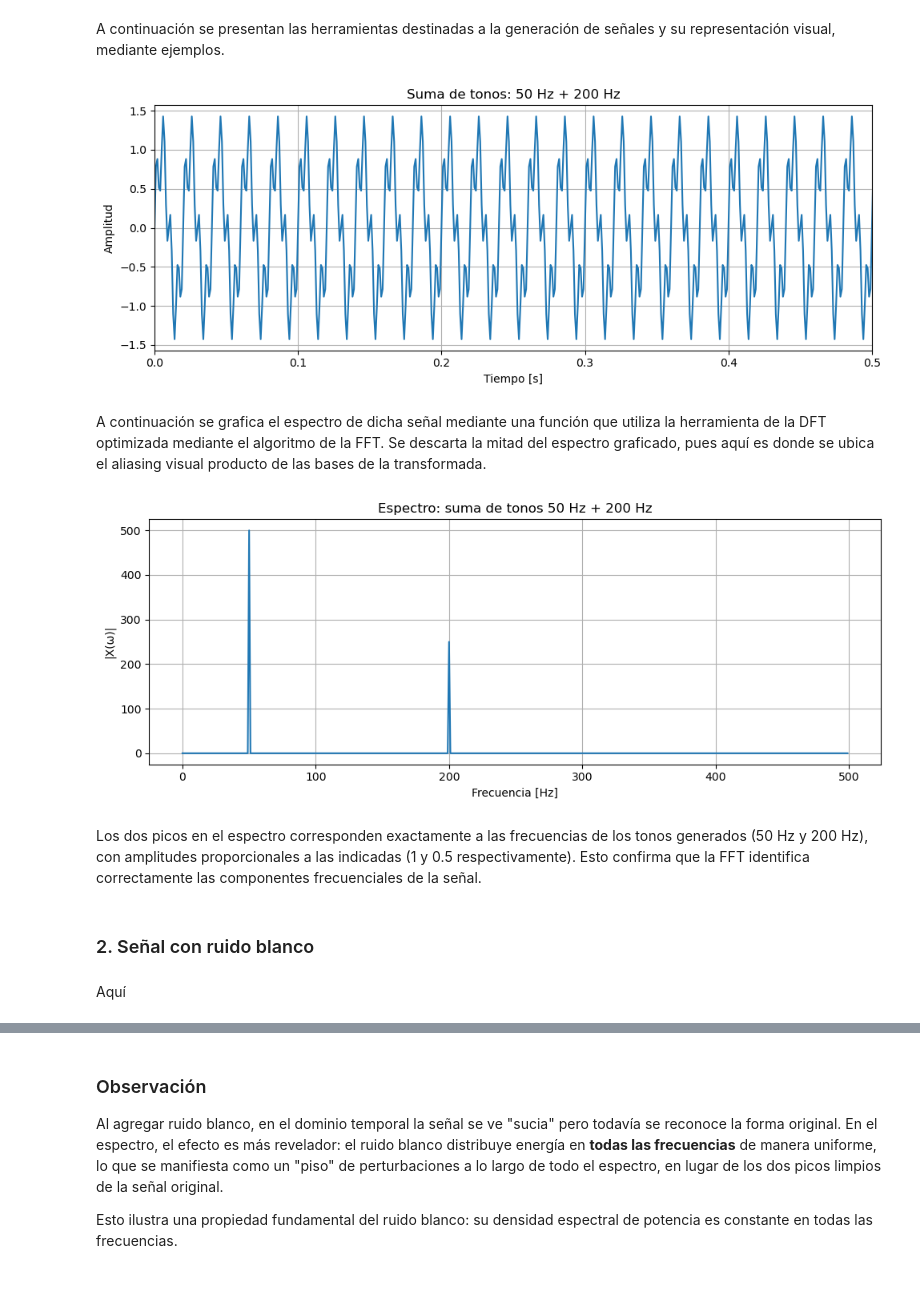
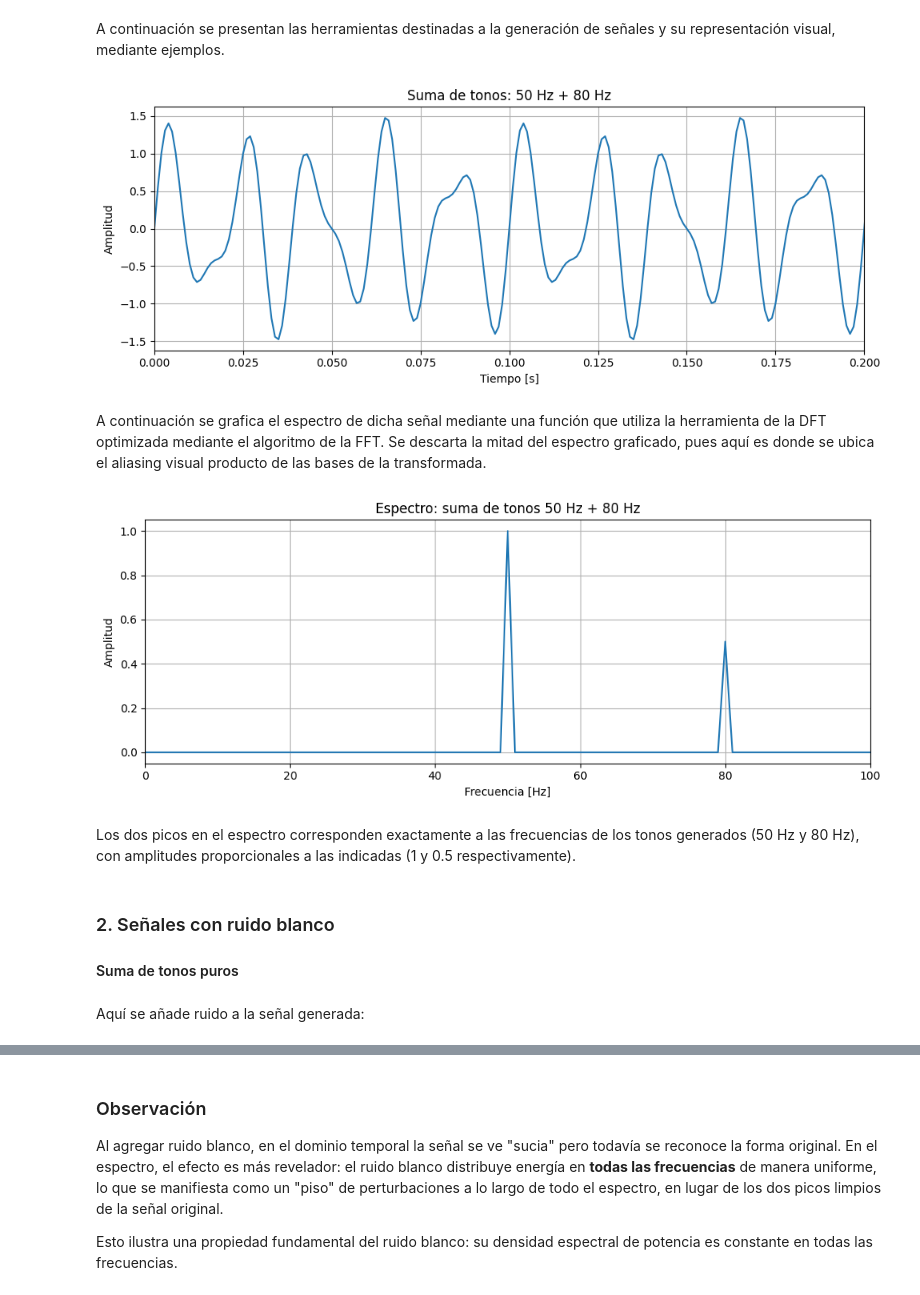
Before and after one commit to notfigure8/TP-DSP-Grupo-5, a Jupyter notebook: notebook_grupo_5.ipynb, the cells around one changed output, grey strips where cells are left out. Cells and saved outputs as stored; diff of their text form; code cells hidden in the pictures.

```diff
--- a/notebook_grupo_5.ipynb
+++ b/notebook_grupo_5.ipynb
@@ -24,34 +26,34 @@ A continuación se presentan las herramientas destinadas a la generación de se
 # %%
 # Parámetros
 fs = 1000       # frecuencia de muestreo: 1000 Hz
 duracion = 1    # 1 segundo
 
 # Generamos una suma de tonos puros: 50 Hz y 200 Hz
 senal = generar_suma_tonos(
-    frecuencias=[50, 200],
+    frecuencias=[50, 80],
     amplitudes=[1, 0.5],
     fs=fs,
     duracion=duracion
 )
 
 # Graficamos la señal temporal
-graficar_senales(senal, fs=fs, titulo="Suma de tonos: 50 Hz + 200 Hz", xlim=(0, 0.5))
+graficar_senales(senal, fs=fs, titulo="Suma de tonos: 50 Hz + 80 Hz", xlim=(0, 0.2))
 # %% [output]
-[figure, old version]
+[figure, new version]
 # %% [markdown]
 A continuación se grafica el espectro de dicha señal mediante una función que utiliza la herramienta de la DFT optimizada mediante el algoritmo de la FFT. Se descarta la mitad del espectro graficado, pues aquí es donde se ubica el aliasing visual producto de las bases de la transformada.
 # %%
 # Graficamos el espectro de la misma señal
-graficar_espectros(senal, fs=fs, titulo="Espectro: suma de tonos 50 Hz + 200 Hz")
+graficar_espectros(senal, fs=fs, titulo="Espectro: suma de tonos 50 Hz + 80 Hz", xlim=(0, 100))
 # %% [output]
-[figure, old version]
+[figure, new version]
 # %% [markdown]
 Los dos picos en el espectro corresponden exactamente a las frecuencias de los tonos
-generados (50 Hz y 200 Hz), con amplitudes proporcionales a las indicadas (1 y 0.5
-respectivamente). Esto confirma que la FFT identifica correctamente las componentes
-frecuenciales de la señal.
+generados (50 Hz y 80 Hz), con amplitudes proporcionales a las indicadas (1 y 0.5
+respectivamente).
 # %% [markdown]
-### 2. Señal con ruido blanco
+### 2. Señales con ruido blanco
+#### Suma de tonos puros
 # %% [markdown]
-Aquí
+Aquí se añade ruido a la señal generada:
 # %%
```
Also changed, not shown: parts of 20 cells of this notebook, 1 other file.
